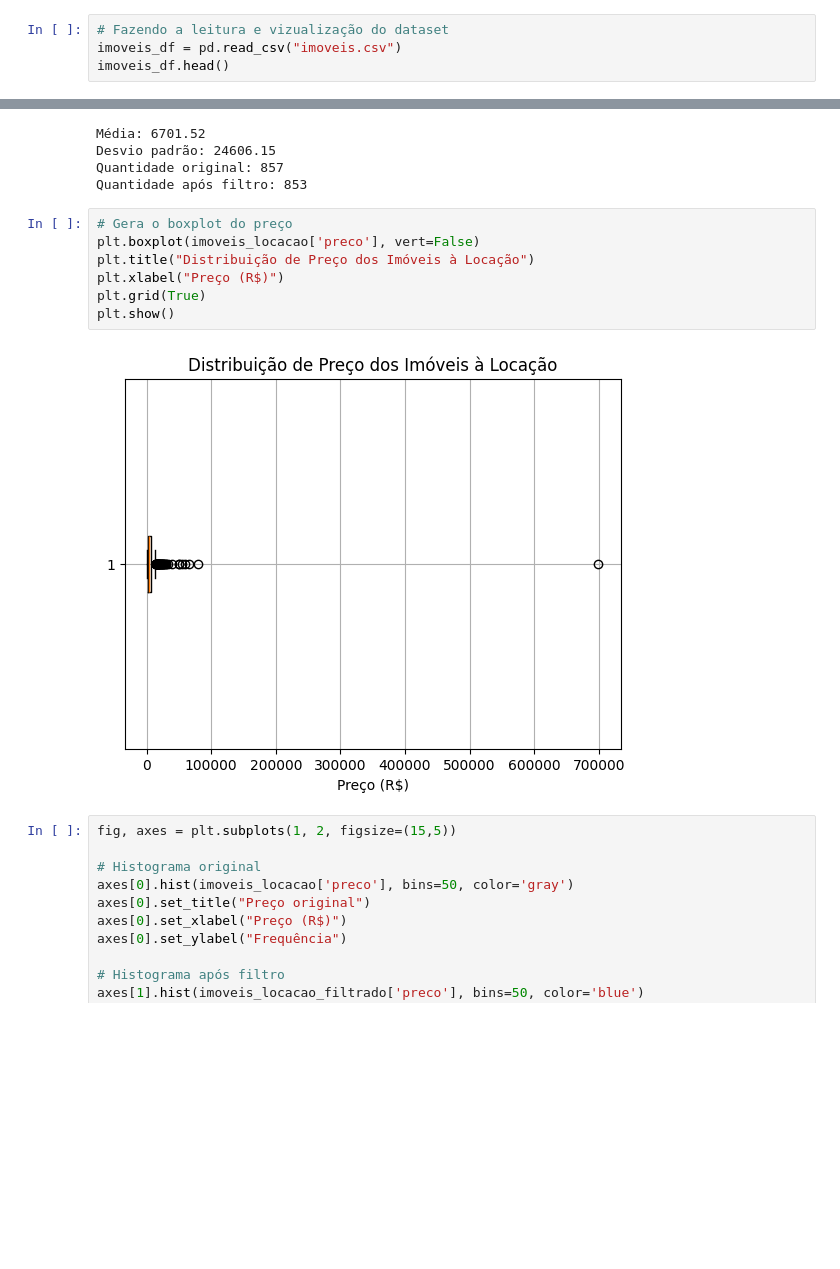
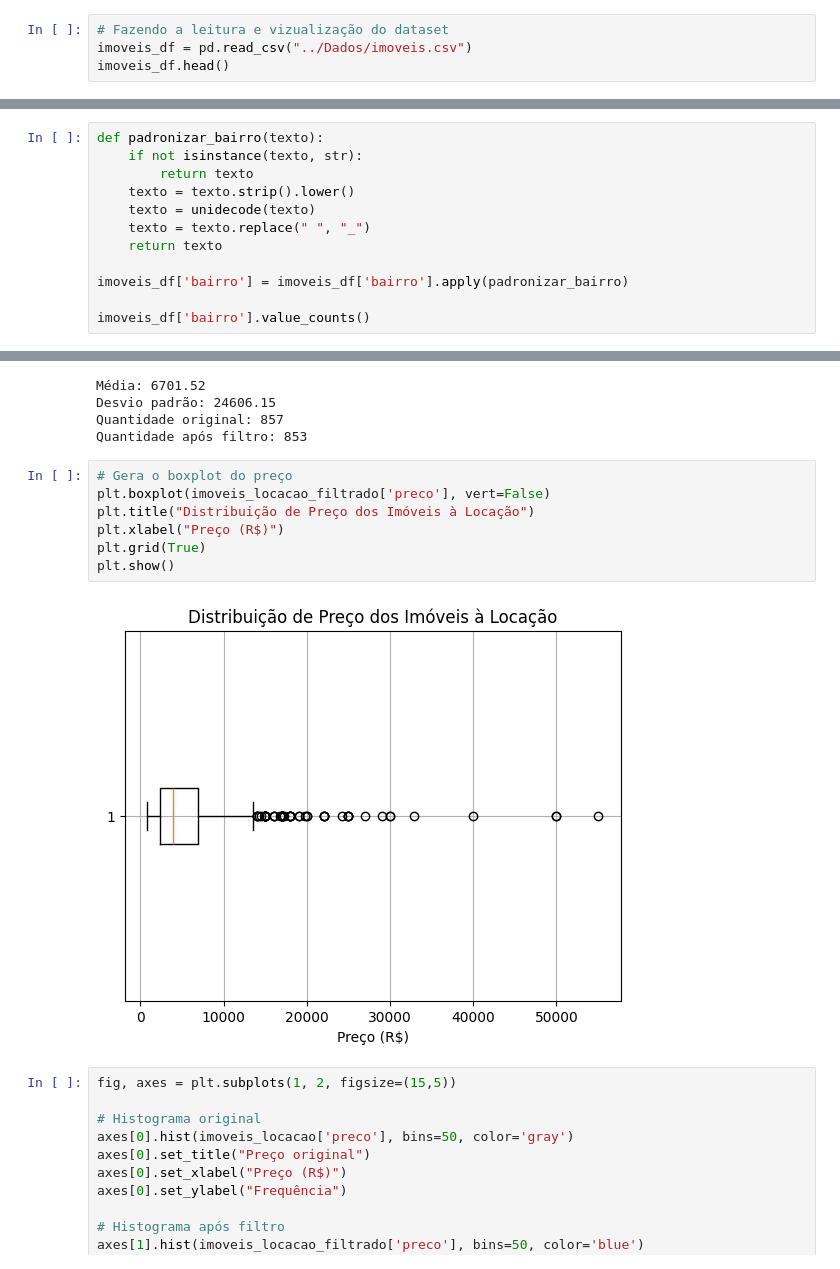
Before and after one commit to RaffaR902/TCC-API-COM-MACHINE-LEARNING, a Jupyter notebook: Pre Processamento de Dados/preprocessamento_imoveis.ipynb, the cells around one changed output, grey strips where cells are left out. Saved outputs shown, nothing was run; the diff lists cells and outputs as text; blank space fills up the shorter version.

```diff
--- a/Pre Processamento de Dados/preprocessamento_imoveis.ipynb
+++ b/Pre Processamento de Dados/preprocessamento_imoveis.ipynb
@@ -9,7 +10,7 @@ import matplotlib.pyplot as plt
 ## Carregando dados e visualizando
 # %%
 # Fazendo a leitura e vizualização do dataset
-imoveis_df = pd.read_csv("imoveis.csv")
+imoveis_df = pd.read_csv("../Dados/imoveis.csv")
 imoveis_df.head()
 # %% [output]
 |  | url | tipo | bairro | cidade | objetivo | preco | area_util | quartos | suites | vagas |
@@ -174,0 +194,12 @@ Name: count, dtype: int64
+# %%
+def padronizar_bairro(texto):
+    if not isinstance(texto, str):
+        return texto
+    texto = texto.strip().lower()
+    texto = unidecode(texto)
+    texto = texto.replace(" ", "_")
+    return texto
+
+imoveis_df['bairro'] = imoveis_df['bairro'].apply(padronizar_bairro)
+
+imoveis_df['bairro'].value_counts()
@@ -352,13 +397,13 @@ Quantidade original: 857
 Quantidade após filtro: 853
 # %%
 # Gera o boxplot do preço
-plt.boxplot(imoveis_locacao['preco'], vert=False)
+plt.boxplot(imoveis_locacao_filtrado['preco'], vert=False)
 plt.title("Distribuição de Preço dos Imóveis à Locação")
 plt.xlabel("Preço (R$)")
 plt.grid(True)
 plt.show()
 # %% [output]
-[figure, old version]
+[figure, new version]
 # %%
 fig, axes = plt.subplots(1, 2, figsize=(15,5))
 
```
Also changed, not shown: parts of 8 cells of this notebook, 1 other file.
